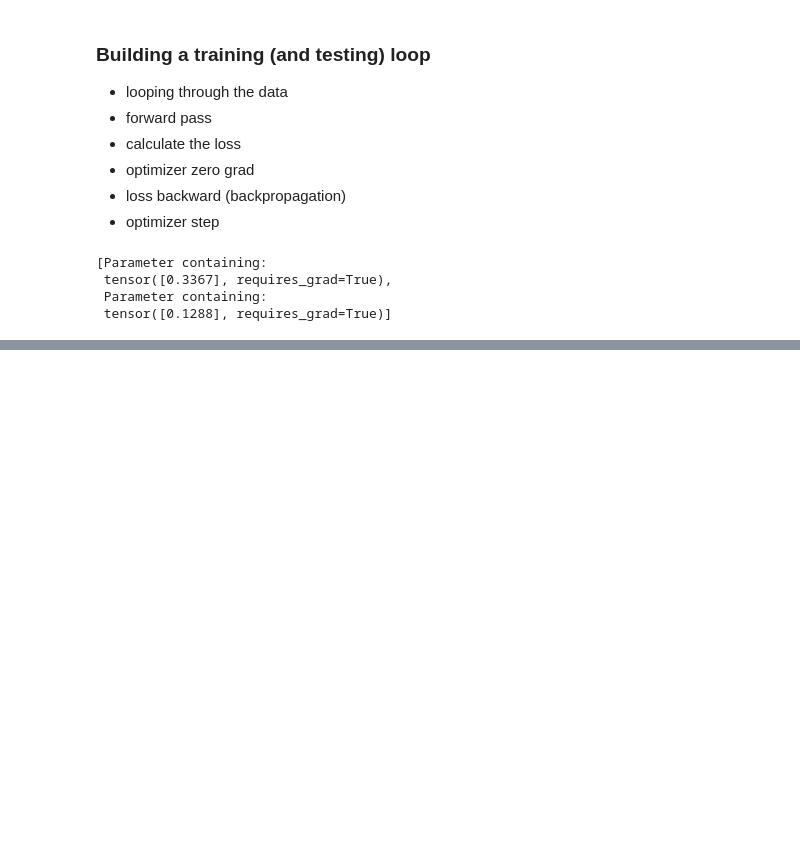
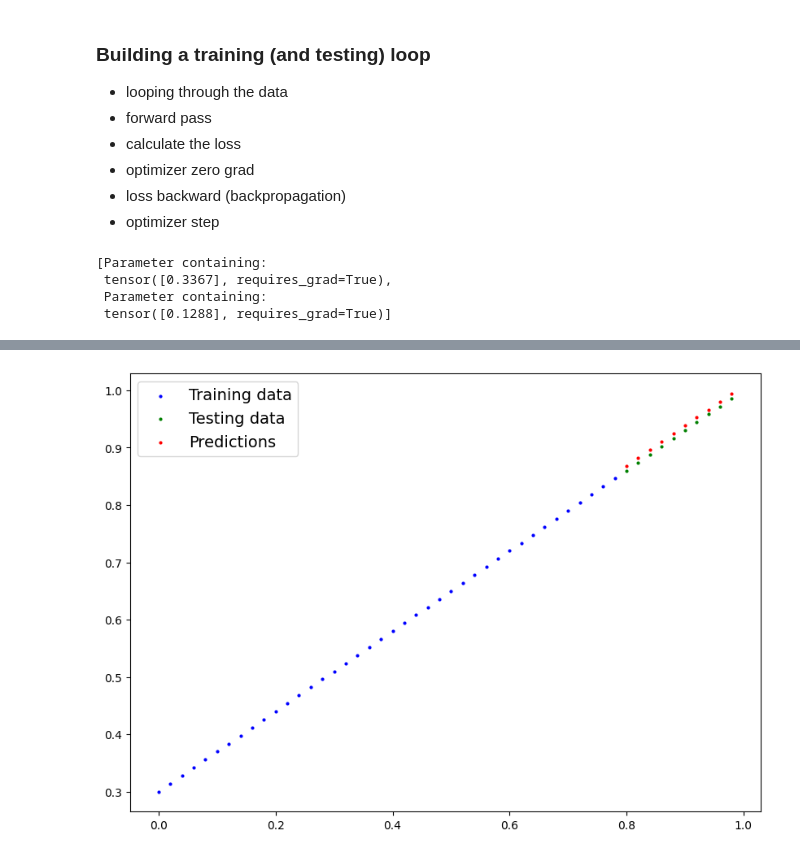
Before and after one commit to bigyan08/pytorch_for_deep_learning, a Jupyter notebook: course_lessons/01_pytorch_workflow.ipynb, the cells around one changed output, grey strips where cells are left out. Cells and saved outputs as stored; diff of their text form; code cells hidden in the pictures; blank space fills up the shorter version.

```diff
--- a/course_lessons/01_pytorch_workflow.ipynb
+++ b/course_lessons/01_pytorch_workflow.ipynb
@@ -183,7 +183,7 @@ list(model_0.parameters())
  Parameter containing:
  tensor([0.1288], requires_grad=True)]
 # %%
-epochs = 1
+epochs = 100
 
 # loop through the data
 for epoch in range(epochs):
@@ -195,6 +195,7 @@ for epoch in range(epochs):
 
     # calculate the loss
     loss = loss_fn(y_pred,y_train)
+    print(f'loss:{loss}')
 
     # optimizer zero grad
     optimizer.zero_grad()
@@ -204,3 +205,18 @@ for epoch in range(epochs):
 
     # optimizer step
     optimizer.step()
+
+    #testing
+    model_0.eval() # turns off different settings not needed for eval/testing.
+    with torch.inference_mode(): # turns off gradient tracking cause we dont need those stuff while testing.
+        # do the forward pass
+        test_pred = model_0(X_test)
+
+        #calculate the test loss
+        test_loss = loss_fn(test_pred,y_test)
+
+    #lets see whats happening
+    if epoch % 10 == 0:
+        print(f"Epoch:{epoch}, Loss:{loss}, Test Loss:{test_loss}")
+        #print out model state dict
+        print(model_0.state_dict())
@@ -206,0 +247,3 @@ for epoch in range(epochs):
+# %%
+with torch.inference_mode():
+    y_preds_new=model_0(X_test)
@@ -206,0 +254,4 @@ for epoch in range(epochs):
+# %%
+plot_predictions(predictions=y_preds_new); #after
+# %% [output]
+[figure, added]
```
Also changed, not shown: parts of 3 cells of this notebook.
